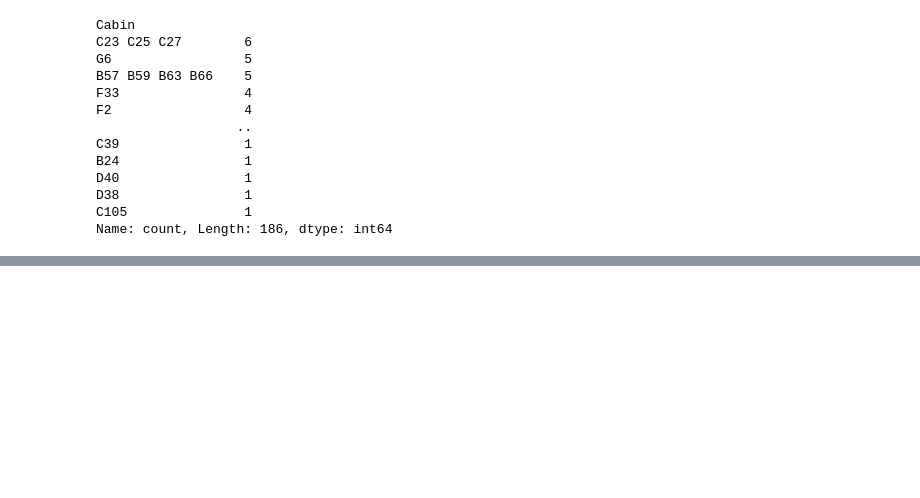
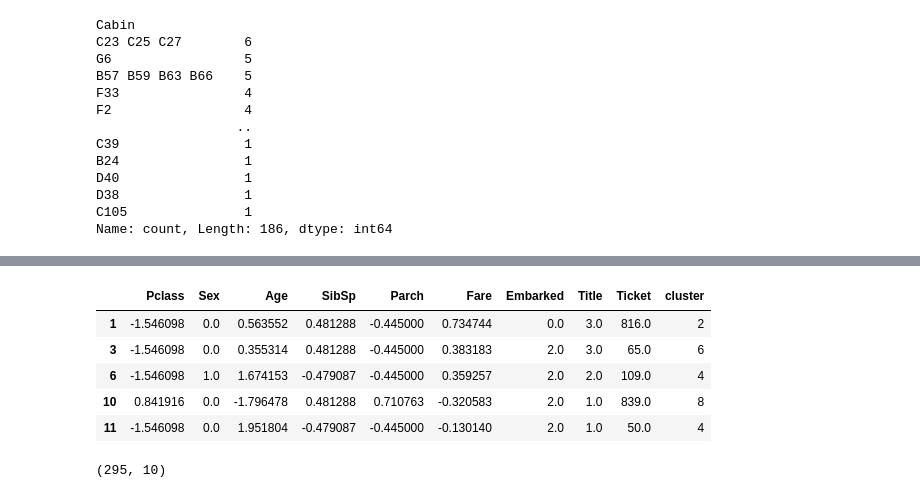
Before and after one commit to berkasin01/sandbox, a Jupyter notebook: titanic_comp/titanic_sandbox.ipynb, the cells around one changed output, grey strips where cells are left out. Cells and saved outputs as stored; diff of their text form; code cells hidden in the pictures; blank space fills up the shorter version.

```diff
--- a/titanic_comp/titanic_sandbox.ipynb
+++ b/titanic_comp/titanic_sandbox.ipynb
@@ -444,11 +412,11 @@ cabin_df.head(5)
 | 10 | 11 | 1.0 | 0.841916 | Sandstrom, Miss. Marguerite Rut | 0.0 | -1.796478 | 0.481288 | 0.710763 | 839.0 | -0.320583 | ... |
 | 11 | 12 | 1.0 | -1.546098 | Bonnell, Miss. Elizabeth | 0.0 | 1.951804 | -0.479087 | -0.445000 | 50.0 | -0.130140 | ... |
 # %%
-cabin_df = age_df[~cabin_con].copy()   # .copy() — you're currently on a slice
+cabin_df = age_df[~cabin_con].copy()
+cabin_df["Cabin"] = cabin_df["Cabin"].str[0]
 
-X = cabin_df.drop(["Cabin", "Cabin_Title", "Name", "Ticket",
-                   "PassengerId", "Survived", "train_col"], axis=1)
-y = cabin_df["Cabin"]
+feature_cols = ["Pclass", "Sex", "Age", "SibSp", "Parch",
+                "Fare", "Embarked", "Title", "Ticket", "cluster"]
 
-from sklearn.preprocessing import StandardScaler
-X[["Age", "Pclass"]] = StandardScaler().fit_transform(X[["Age", "Pclass"]])
+X_train = cabin_df[feature_cols]
+y_train = cabin_df["Cabin"]
@@ -454,0 +432,13 @@ X[["Age", "Pclass"]] = StandardScaler().fit_transform(X[["Age", "Pclass"]])
+# %%
+X_train.head(5)
+# %% [output]
+|  | Pclass | Sex | Age | SibSp | Parch | Fare | Embarked | Title | Ticket | cluster |
+| 1 | -1.546098 | 0.0 | 0.563552 | 0.481288 | -0.445000 | 0.734744 | 0.0 | 3.0 | 816.0 | 2 |
+| 3 | -1.546098 | 0.0 | 0.355314 | 0.481288 | -0.445000 | 0.383183 | 2.0 | 3.0 | 65.0 | 6 |
+| 6 | -1.546098 | 1.0 | 1.674153 | -0.479087 | -0.445000 | 0.359257 | 2.0 | 2.0 | 109.0 | 4 |
+| 10 | 0.841916 | 0.0 | -1.796478 | 0.481288 | 0.710763 | -0.320583 | 2.0 | 1.0 | 839.0 | 8 |
+| 11 | -1.546098 | 0.0 | 1.951804 | -0.479087 | -0.445000 | -0.130140 | 2.0 | 1.0 | 50.0 | 4 |
+# %%
+X_train.shape
+# %% [output]
+(295, 10)
```
Also changed, not shown: parts of 11 cells of this notebook.
